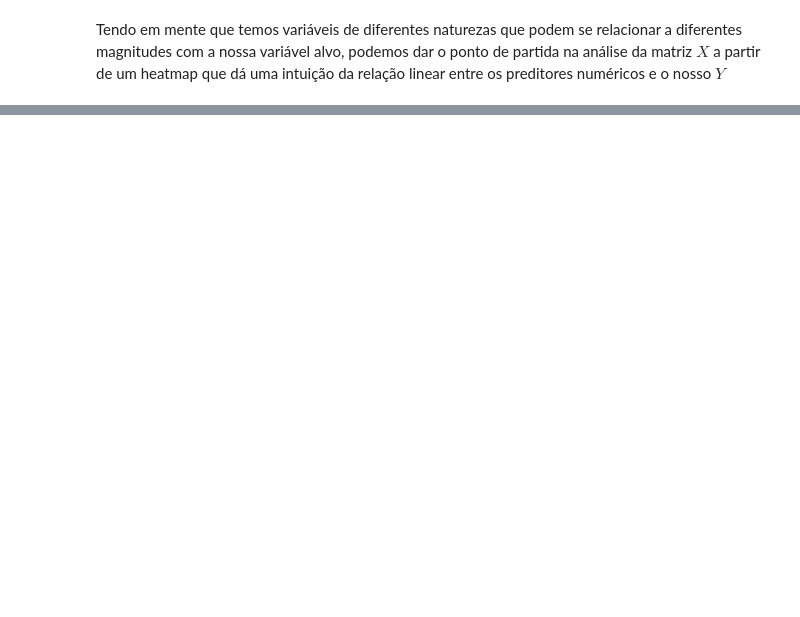
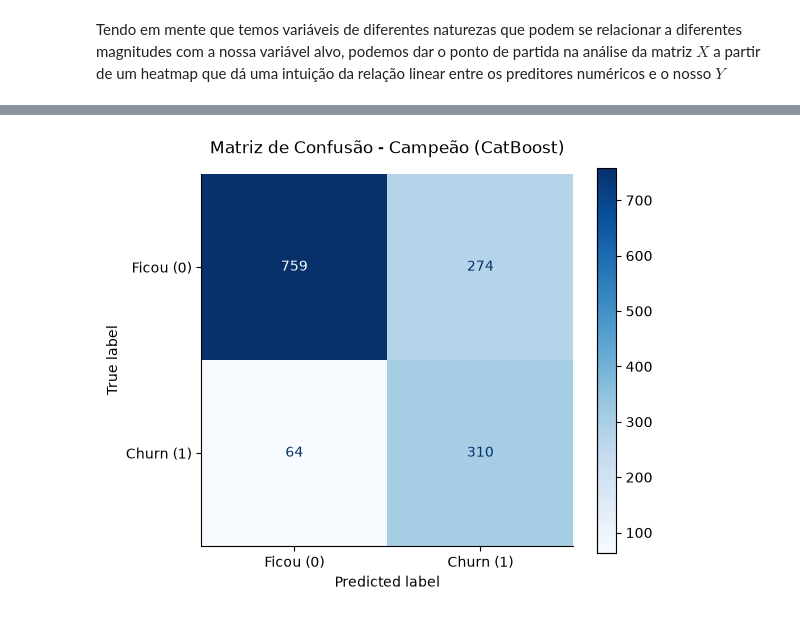
Before and after one commit to zf0rest/telco-churn-benchmark, a Jupyter notebook: notebooks/exploring.ipynb, the cells around one changed output, grey strips where cells are left out. Drawn from its saved outputs; the diff is of its cells as text; code cells hidden in the pictures; blank space fills up the shorter version.

```diff
--- a/notebooks/exploring.ipynb
+++ b/notebooks/exploring.ipynb
@@ -325,0 +317,5 @@ dtype: int64
+# %%
+database = database.drop(columns=['TotalCharges', 'customerID'])
+ # retirando as variáveis inúteis
+
+num_cols = ['tenure', 'MonthlyCharges']
@@ -325,0 +406,11 @@ dtype: int64
+# %%
+cols_to_drop = ['MultipleLines', 'DeviceProtection', 'OnlineBackup',
+                'gender', 'Partner', 'StreamingMovies', 'StreamingTV',
+                'SeniorCitizen', 'Dependents', 'PhoneService']
+
+cat_vars_sobreviventes = [
+    'Contract', 'OnlineSecurity', 'PaymentMethod',
+    'TechSupport', 'InternetService', 'PaperlessBilling'
+]
+
+database = database.drop(columns=cols_to_drop)
@@ -325,0 +419,11 @@ dtype: int64
+# %%
+X = database.drop('Churn', axis=1)
+y = database['Churn']
+
+for col in cat_vars_sobreviventes: # transformando as categóricas para os modelos conseguirem ler normalmente
+    X[col] = X[col].astype('category')
+
+# split de treino e teste
+X_train, X_test, y_train, y_test = train_test_split(
+    X, y, test_size=0.2, random_state=147, stratify=y
+)
@@ -325,0 +432,6 @@ dtype: int64
+# %%
+# Pré processamento só pros modelos clássicos: MLP, Random Forest e Elastic net
+preprocessor = ColumnTransformer(
+    transformers=[
+        ('num', StandardScaler(), num_cols),
+        ('cat', OneHotEncoder(drop='first', sparse_output=False, handle_unknown='ignore'), cat_vars_sobreviventes)])
@@ -325,0 +544,14 @@ dtype: int64
+# %%
+campeao = melhores_modelos['CatBoost']
+
+y_pred_campeao = campeao.predict(X_test)
+cm = confusion_matrix(y_test, y_pred_campeao)
+disp = ConfusionMatrixDisplay(confusion_matrix=cm, display_labels=['Ficou (0)', 'Churn (1)'])
+
+fig, ax = plt.subplots(figsize=(6, 5))
+disp.plot(cmap='Blues', values_format='d', ax=ax)
+ax.set_title('Matriz de Confusão - Campeão (CatBoost)', pad=15)
+sns.despine()
+plt.show()
+# %% [output]
+[figure, added]
```
Also changed, not shown: parts of 23 cells of this notebook, 6 other files.
